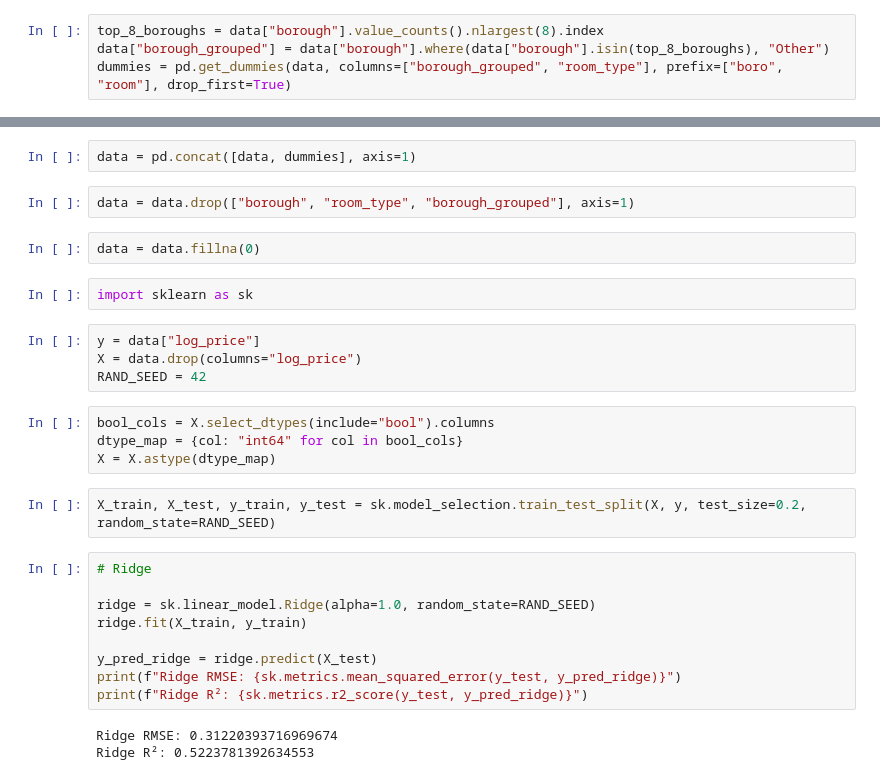
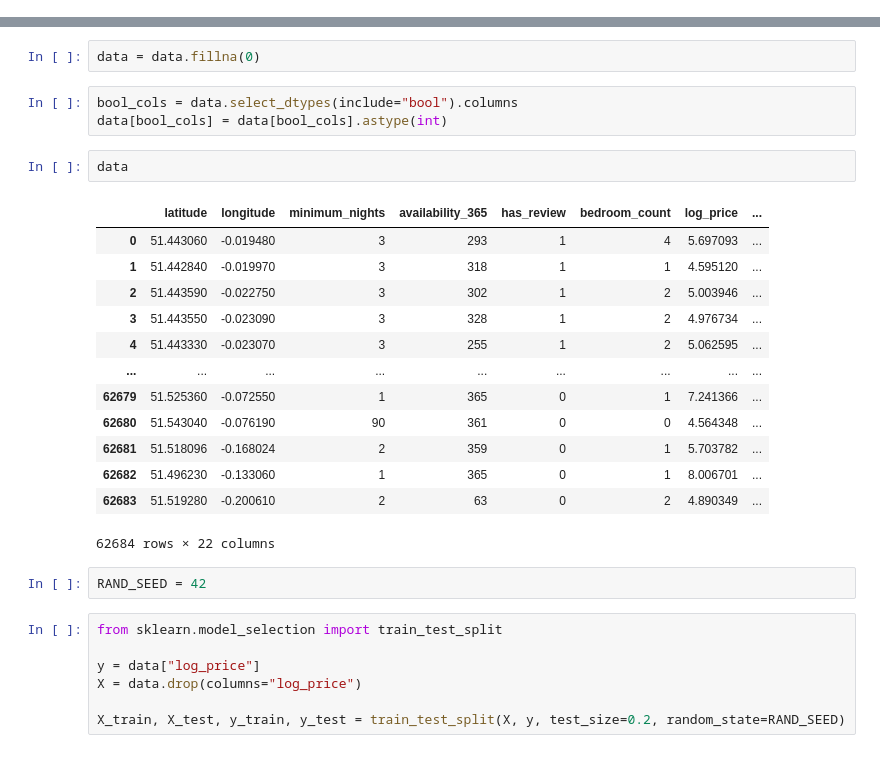
Before and after one commit to KaChaiLeung/airbnb-pricing-analysis, a Jupyter notebook: 04_model_building_and_evaluation.ipynb, the cells around one changed output, grey strips where cells are left out. Drawn from its saved outputs; the diff is of its cells as text.

Commit message:
Fixed Ridge

```diff
--- a/04_model_building_and_evaluation.ipynb
+++ b/04_model_building_and_evaluation.ipynb
@@ -81,4 +85,0 @@ data.head()
-# %%
-top_8_boroughs = data["borough"].value_counts().nlargest(8).index
-data["borough_grouped"] = data["borough"].where(data["borough"].isin(top_8_boroughs), "Other")
-dummies = pd.get_dummies(data, columns=["borough_grouped", "room_type"], prefix=["boro", "room"], drop_first=True)
@@ -101,30 +86,30 @@ dummies
-# %%
-data = pd.concat([data, dummies], axis=1)
-# %%
-data = data.drop(["borough", "room_type", "borough_grouped"], axis=1)
 # %%
 data = data.fillna(0)
-# %%
-import sklearn as sk
+# %%
+bool_cols = data.select_dtypes(include="bool").columns
+data[bool_cols] = data[bool_cols].astype(int)
+# %%
+data
+# %% [output]
+|  | latitude | longitude | minimum_nights | availability_365 | has_review | bedroom_count | log_price | ... |
+| 0 | 51.443060 | -0.019480 | 3 | 293 | 1 | 4 | 5.697093 | ... |
+| 1 | 51.442840 | -0.019970 | 3 | 318 | 1 | 1 | 4.595120 | ... |
+| 2 | 51.443590 | -0.022750 | 3 | 302 | 1 | 2 | 5.003946 | ... |
+| 3 | 51.443550 | -0.023090 | 3 | 328 | 1 | 2 | 4.976734 | ... |
+| 4 | 51.443330 | -0.023070 | 3 | 255 | 1 | 2 | 5.062595 | ... |
+| ... | ... | ... | ... | ... | ... | ... | ... | ... |
+| 62679 | 51.525360 | -0.072550 | 1 | 365 | 0 | 1 | 7.241366 | ... |
+| 62680 | 51.543040 | -0.076190 | 90 | 361 | 0 | 0 | 4.564348 | ... |
+| 62681 | 51.518096 | -0.168024 | 2 | 359 | 0 | 1 | 5.703782 | ... |
+| 62682 | 51.496230 | -0.133060 | 1 | 365 | 0 | 1 | 8.006701 | ... |
+| 62683 | 51.519280 | -0.200610 | 2 | 63 | 0 | 2 | 4.890349 | ... |
+62684 rows × 22 columns
+# %%
+RAND_SEED = 42
 # %%
+from sklearn.model_selection import train_test_split
+
 y = data["log_price"]
 X = data.drop(columns="log_price")
-RAND_SEED = 42
+
+X_train, X_test, y_train, y_test = train_test_split(X, y, test_size=0.2, random_state=RAND_SEED)
-# %%
-bool_cols = X.select_dtypes(include="bool").columns
-dtype_map = {col: "int64" for col in bool_cols}
-X = X.astype(dtype_map)
-# %%
-X_train, X_test, y_train, y_test = sk.model_selection.train_test_split(X, y, test_size=0.2, random_state=RAND_SEED)
-# %%
-# Ridge
-
-ridge = sk.linear_model.Ridge(alpha=1.0, random_state=RAND_SEED)
-ridge.fit(X_train, y_train)
-
-y_pred_ridge = ridge.predict(X_test)
-print(f"Ridge RMSE: {sk.metrics.mean_squared_error(y_test, y_pred_ridge)}")
-print(f"Ridge R²: {sk.metrics.r2_score(y_test, y_pred_ridge)}")
-# %% [output]
-Ridge RMSE: 0.31220393716969674
-Ridge R²: 0.5223781392634553
```
Also changed, not shown: parts of 26 cells of this notebook, 2 other files.
